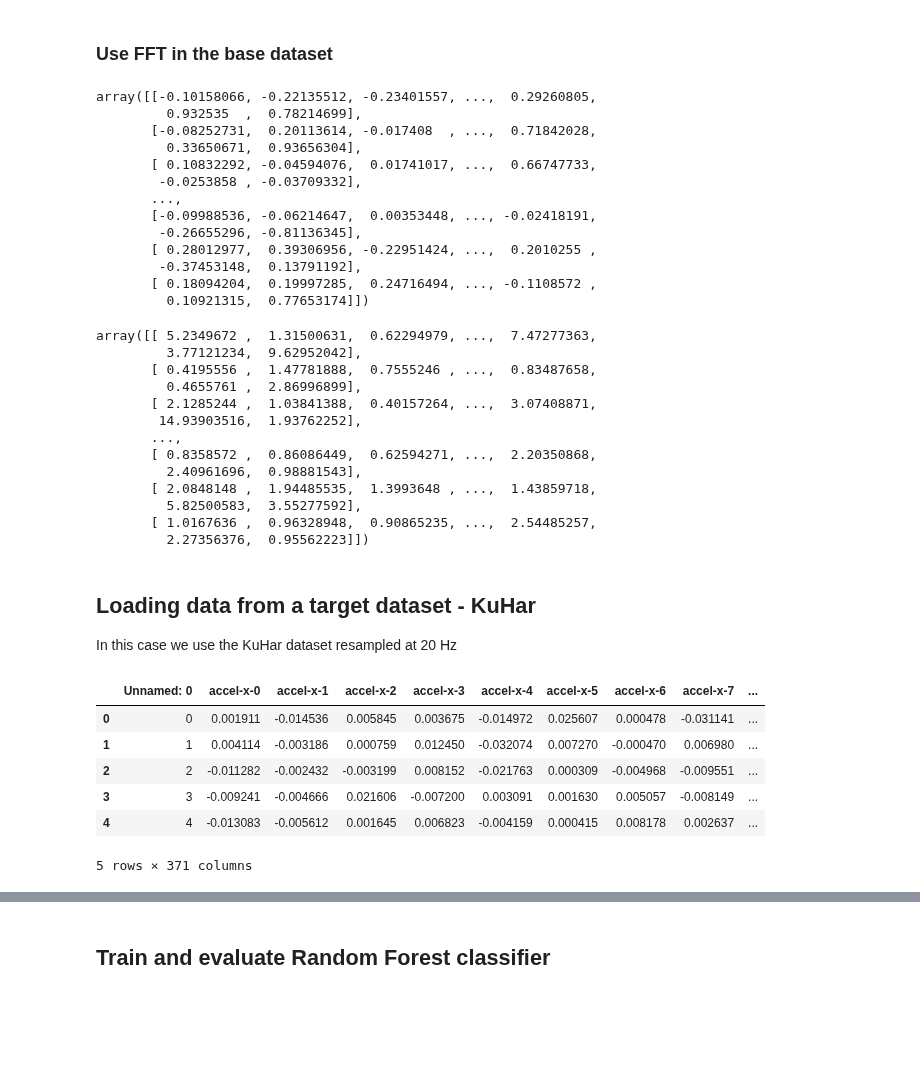
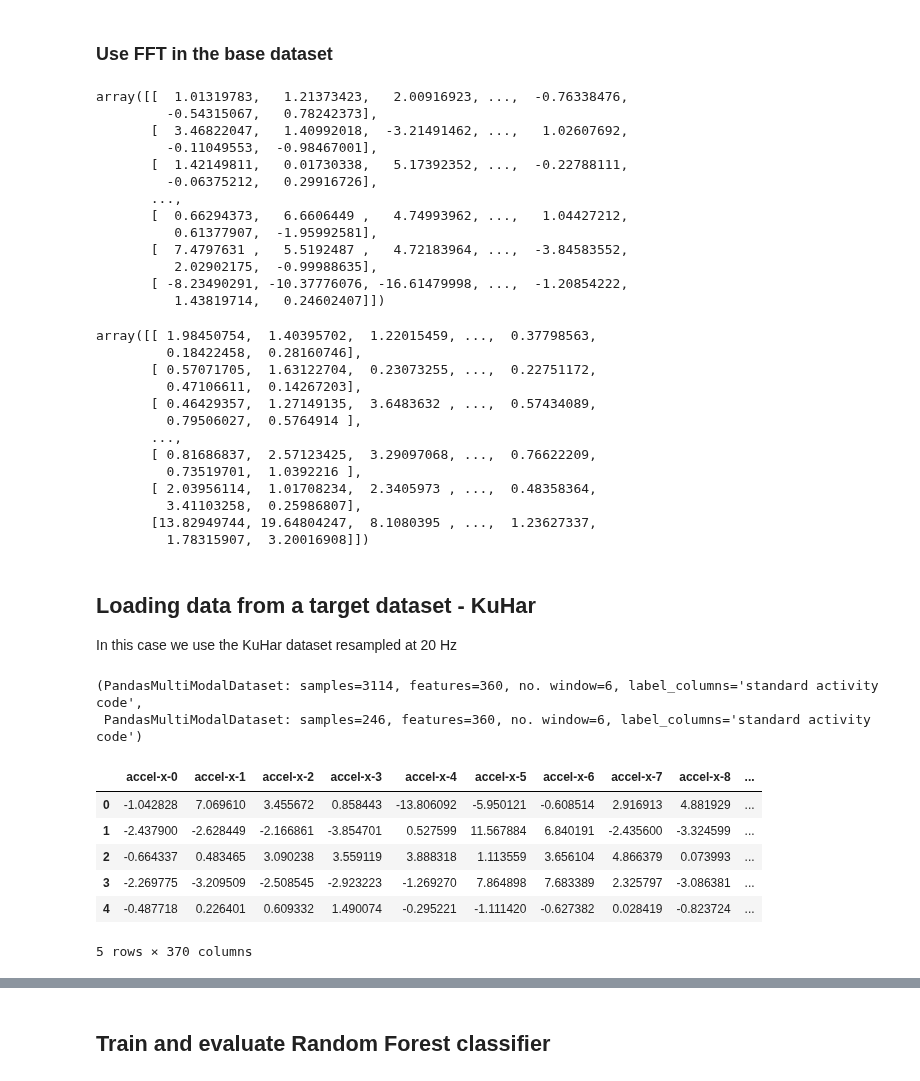
Before and after one commit to otavioon/librep-hiaac, a Jupyter notebook: experiments/Crossvalidation_experiments/No UMAP/Without normalization/Base_Motion_target_KuHar.ipynb, the cells around one changed output, grey strips where cells are left out. Cells and saved outputs as stored; diff of their text form; code cells hidden in the pictures; blank space fills up the shorter version.

```diff
--- a/experiments/Crossvalidation_experiments/No UMAP/Without normalization/Base_Motion_target_KuHar.ipynb
+++ b/experiments/Crossvalidation_experiments/No UMAP/Without normalization/Base_Motion_target_KuHar.ipynb
@@ -115,37 +90,44 @@ combined_train_dset_fft = transformer(combined_train_dset)
 # %%
-combined_train_dset[:][0]
+train_validation_base[:][0]
 # %% [output]
-array([[-0.10158066, -0.22135512, -0.23401557, ...,  0.29260805,
-         0.932535  ,  0.78214699],
-       [-0.08252731,  0.20113614, -0.017408  , ...,  0.71842028,
-         0.33650671,  0.93656304],
-       [ 0.10832292, -0.04594076,  0.01741017, ...,  0.66747733,
-        -0.0253858 , -0.03709332],
+array([[  1.01319783,   1.21373423,   2.00916923, ...,  -0.76338476,
+         -0.54315067,   0.78242373],
+       [  3.46822047,   1.40992018,  -3.21491462, ...,   1.02607692,
+         -0.11049553,  -0.98467001],
+       [  1.42149811,   0.01730338,   5.17392352, ...,  -0.22788111,
+         -0.06375212,   0.29916726],
        ...,
-       [-0.09988536, -0.06214647,  0.00353448, ..., -0.02418191,
-        -0.26655296, -0.81136345],
-       [ 0.28012977,  0.39306956, -0.22951424, ...,  0.2010255 ,
-        -0.37453148,  0.13791192],
-       [ 0.18094204,  0.19997285,  0.24716494, ..., -0.1108572 ,
-         0.10921315,  0.77653174]])
+       [  0.66294373,   6.6606449 ,   4.74993962, ...,   1.04427212,
+          0.61377907,  -1.95992581],
+       [  7.4797631 ,   5.5192487 ,   4.72183964, ...,  -3.84583552,
+          2.02902175,  -0.99988635],
+       [ -8.23490291, -10.37776076, -16.61479998, ...,  -1.20854222,
+          1.43819714,   0.24602407]])
 # %%
-combined_train_dset_fft[:][0]
+train_validation_base_fft[:][0]
 # %% [output]
-array([[ 5.2349672 ,  1.31500631,  0.62294979, ...,  7.47277363,
-         3.77121234,  9.62952042],
-       [ 0.4195556 ,  1.47781888,  0.7555246 , ...,  0.83487658,
-         0.4655761 ,  2.86996899],
-       [ 2.1285244 ,  1.03841388,  0.40157264, ...,  3.07408871,
-        14.93903516,  1.93762252],
+array([[ 1.98450754,  1.40395702,  1.22015459, ...,  0.37798563,
+         0.18422458,  0.28160746],
+       [ 0.57071705,  1.63122704,  0.23073255, ...,  0.22751172,
+         0.47106611,  0.14267203],
+       [ 0.46429357,  1.27149135,  3.6483632 , ...,  0.57434089,
+         0.79506027,  0.5764914 ],
        ...,
-       [ 0.8358572 ,  0.86086449,  0.62594271, ...,  2.20350868,
-         2.40961696,  0.98881543],
-       [ 2.0848148 ,  1.94485535,  1.3993648 , ...,  1.43859718,
-         5.82500583,  3.55277592],
-       [ 1.0167636 ,  0.96328948,  0.90865235, ...,  2.54485257,
-         2.27356376,  0.95562223]])
+       [ 0.81686837,  2.57123425,  3.29097068, ...,  0.76622209,
+         0.73519701,  1.0392216 ],
+       [ 2.03956114,  1.01708234,  2.3405973 , ...,  0.48358364,
+         3.41103258,  0.25986807],
+       [13.82949744, 19.64804247,  8.1080395 , ...,  1.23627337,
+         1.78315907,  3.20016908]])
 # %% [markdown]
 ## Loading data from a target dataset - KuHar
 In this case we use the KuHar dataset resampled at 20 Hz
 # %%
-dataset_path = Path("../../../../data/views/KuHar/resampled_view_20Hz")
+# Load KuHar, creating PandasMultiModalDatasets with the correct pre-defined windows
+loader = KuHar_BalancedView20HzMotionSenseEquivalent("../../../../data/views/KuHar/balanced_20Hz_motionsense_equivalent-v1",
+                              download=False)
+train_validation_target, test_target = loader.load(concat_train_validation=True, label="standard activity code")
+train_validation_target, test_target
+# %% [output]
+(PandasMultiModalDataset: samples=3114, features=360, no. window=6, label_columns='standard activity code',
+ PandasMultiModalDataset: samples=246, features=360, no. window=6, label_columns='standard activity code')
@@ -155,10 +134,10 @@ train_target, validation_target, test_target = PandasDatasetsIO(dataset_path).lo
 # %%
-train_target.head()
+train_validation_target.data.head()
 # %% [output]
-|  | Unnamed: 0 | accel-x-0 | accel-x-1 | accel-x-2 | accel-x-3 | accel-x-4 | accel-x-5 | accel-x-6 | accel-x-7 | ... |
-| 0 | 0 | 0.001911 | -0.014536 | 0.005845 | 0.003675 | -0.014972 | 0.025607 | 0.000478 | -0.031141 | ... |
-| 1 | 1 | 0.004114 | -0.003186 | 0.000759 | 0.012450 | -0.032074 | 0.007270 | -0.000470 | 0.006980 | ... |
-| 2 | 2 | -0.011282 | -0.002432 | -0.003199 | 0.008152 | -0.021763 | 0.000309 | -0.004968 | -0.009551 | ... |
-| 3 | 3 | -0.009241 | -0.004666 | 0.021606 | -0.007200 | 0.003091 | 0.001630 | 0.005057 | -0.008149 | ... |
-| 4 | 4 | -0.013083 | -0.005612 | 0.001645 | 0.006823 | -0.004159 | 0.000415 | 0.008178 | 0.002637 | ... |
+|  | accel-x-0 | accel-x-1 | accel-x-2 | accel-x-3 | accel-x-4 | accel-x-5 | accel-x-6 | accel-x-7 | accel-x-8 | ... |
+| 0 | -1.042828 | 7.069610 | 3.455672 | 0.858443 | -13.806092 | -5.950121 | -0.608514 | 2.916913 | 4.881929 | ... |
+| 1 | -2.437900 | -2.628449 | -2.166861 | -3.854701 | 0.527599 | 11.567884 | 6.840191 | -2.435600 | -3.324599 | ... |
+| 2 | -0.664337 | 0.483465 | 3.090238 | 3.559119 | 3.888318 | 1.113559 | 3.656104 | 4.866379 | 0.073993 | ... |
+| 3 | -2.269775 | -3.209509 | -2.508545 | -2.923223 | -1.269270 | 7.864898 | 7.683389 | 2.325797 | -3.086381 | ... |
+| 4 | -0.487718 | 0.226401 | 0.609332 | 1.490074 | -0.295221 | -1.111420 | -0.627382 | 0.028419 | -0.823724 | ... |
-5 rows × 371 columns
+5 rows × 370 columns
```
Also changed, not shown: parts of 29 cells of this notebook.
